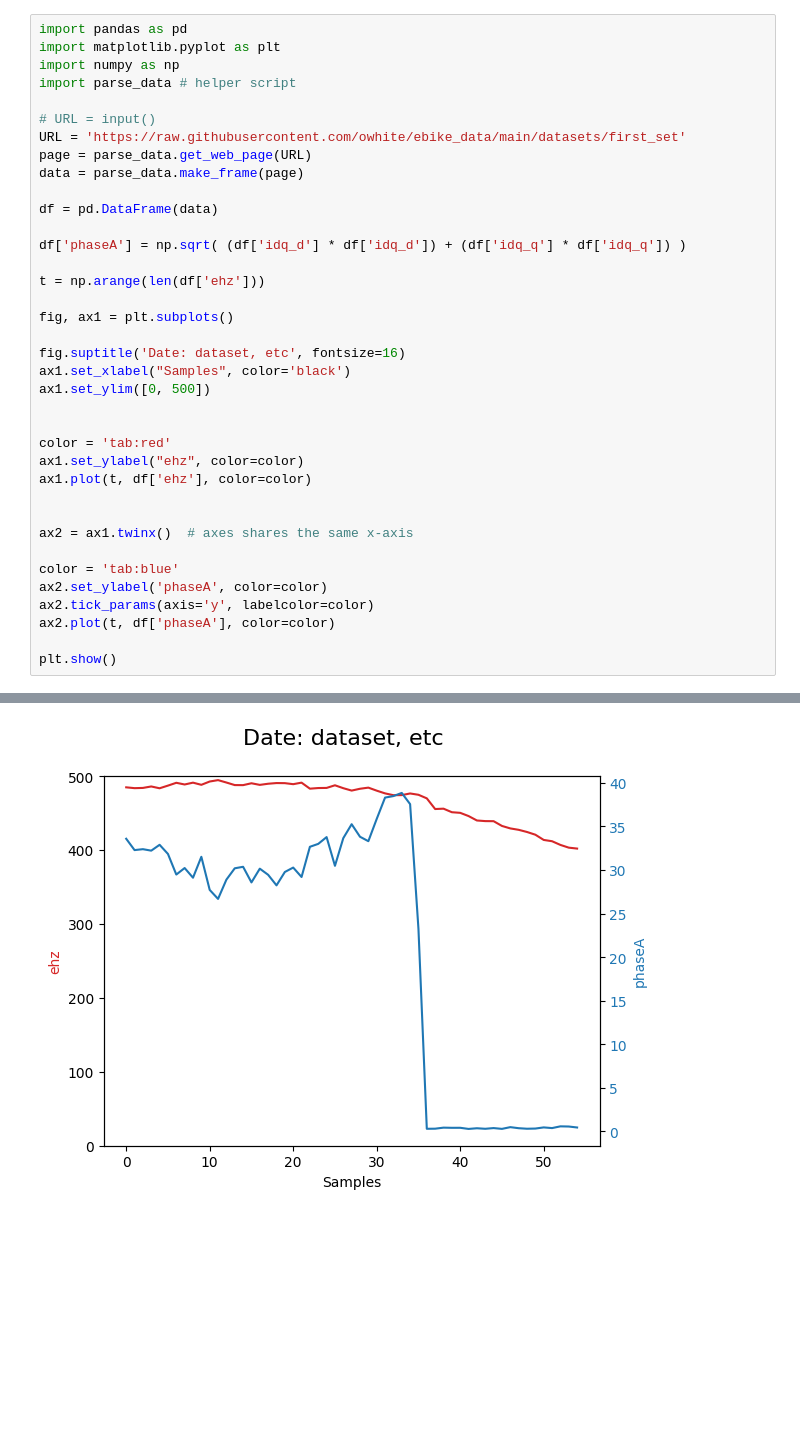
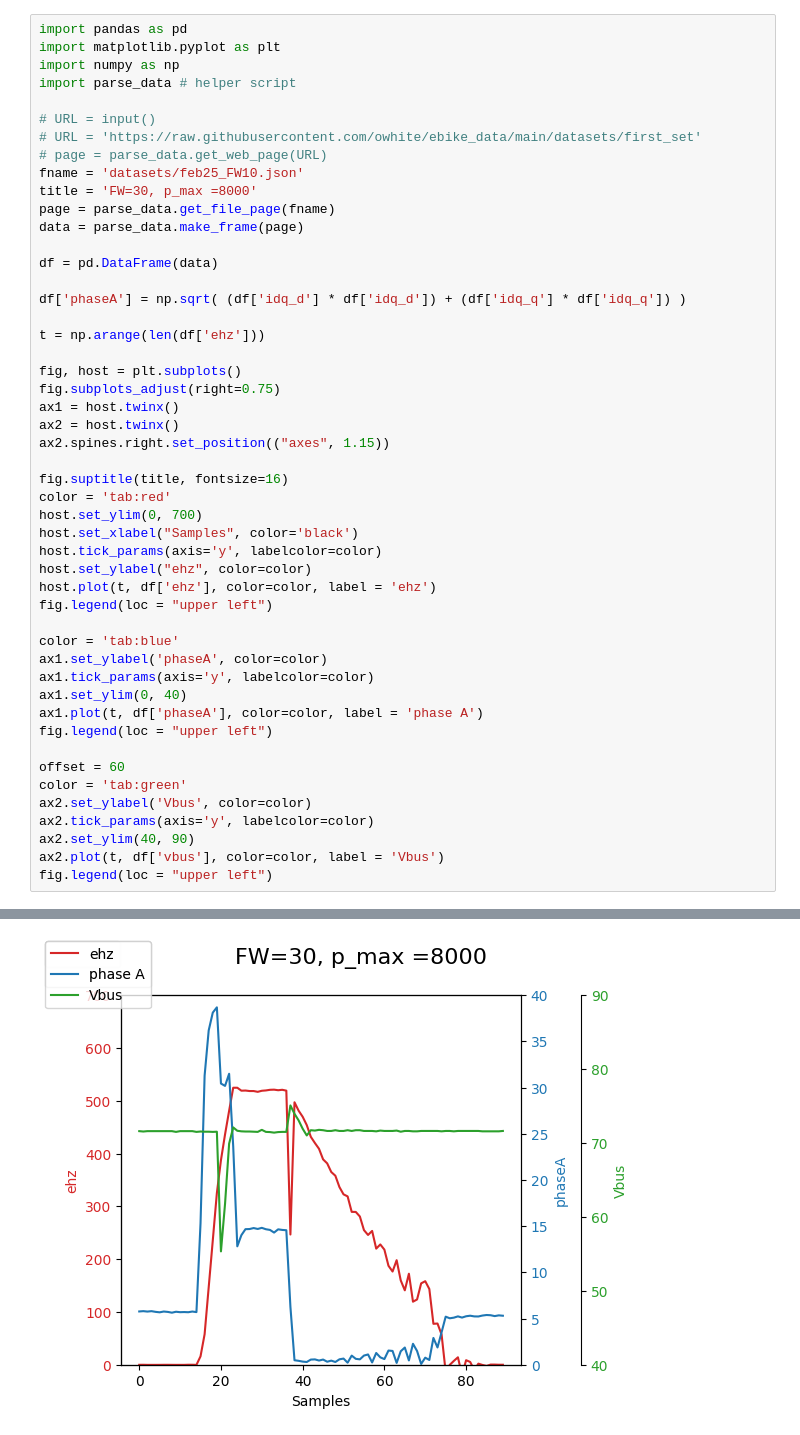
Before and after one commit to owhite/process_mesc, a Jupyter notebook: data_display.ipynb, the cells around one changed output, grey strips where cells are left out. Cells and saved outputs as stored; diff of their text form; blank space fills up the shorter version.

```diff
--- a/data_display.ipynb
+++ b/data_display.ipynb
@@ -5,8 +5,11 @@ import numpy as np
 import parse_data # helper script
 
 # URL = input()
-URL = 'https://raw.githubusercontent.com/owhite/ebike_data/main/datasets/first_set'
-page = parse_data.get_web_page(URL)
+# URL = 'https://raw.githubusercontent.com/owhite/ebike_data/main/datasets/first_set'
+# page = parse_data.get_web_page(URL)
+fname = 'datasets/feb25_FW10.json'
+title = 'FW=30, p_max =8000'
+page = parse_data.get_file_page(fname)
 data = parse_data.make_frame(page)
 
 df = pd.DataFrame(data)
@@ -15,24 +18,33 @@ df['phaseA'] = np.sqrt( (df['idq_d'] * df['idq_d']) + (df['idq_q'] * df['idq_q']
 
 t = np.arange(len(df['ehz']))
 
-fig, ax1 = plt.subplots()
+fig, host = plt.subplots()
+fig.subplots_adjust(right=0.75)
+ax1 = host.twinx()
+ax2 = host.twinx()
+ax2.spines.right.set_position(("axes", 1.15))
 
-fig.suptitle('Date: dataset, etc', fontsize=16)
-ax1.set_xlabel("Samples", color='black')
-ax1.set_ylim([0, 500])
-
-
+fig.suptitle(title, fontsize=16)
 color = 'tab:red'
-ax1.set_ylabel("ehz", color=color)
-ax1.plot(t, df['ehz'], color=color)
-
-
-ax2 = ax1.twinx()  # axes shares the same x-axis
+host.set_ylim(0, 700)
+host.set_xlabel("Samples", color='black')
+host.tick_params(axis='y', labelcolor=color)
+host.set_ylabel("ehz", color=color)
+host.plot(t, df['ehz'], color=color, label = 'ehz')
+fig.legend(loc = "upper left")
 
 color = 'tab:blue'
-ax2.set_ylabel('phaseA', color=color)
+ax1.set_ylabel('phaseA', color=color)
+ax1.tick_params(axis='y', labelcolor=color)
+ax1.set_ylim(0, 40)
+ax1.plot(t, df['phaseA'], color=color, label = 'phase A')
+fig.legend(loc = "upper left")
+
+offset = 60
+color = 'tab:green'
+ax2.set_ylabel('Vbus', color=color)
 ax2.tick_params(axis='y', labelcolor=color)
-ax2.plot(t, df['phaseA'], color=color)
-
-plt.show()
+ax2.set_ylim(40, 90)
+ax2.plot(t, df['vbus'], color=color, label = 'Vbus')
+fig.legend(loc = "upper left")
 # %% [output]
@@ -39 +52 @@ plt.show()
-[figure, old version]
+[figure, new version]
```
Also changed, not shown: parts of 1 cell of this notebook.
